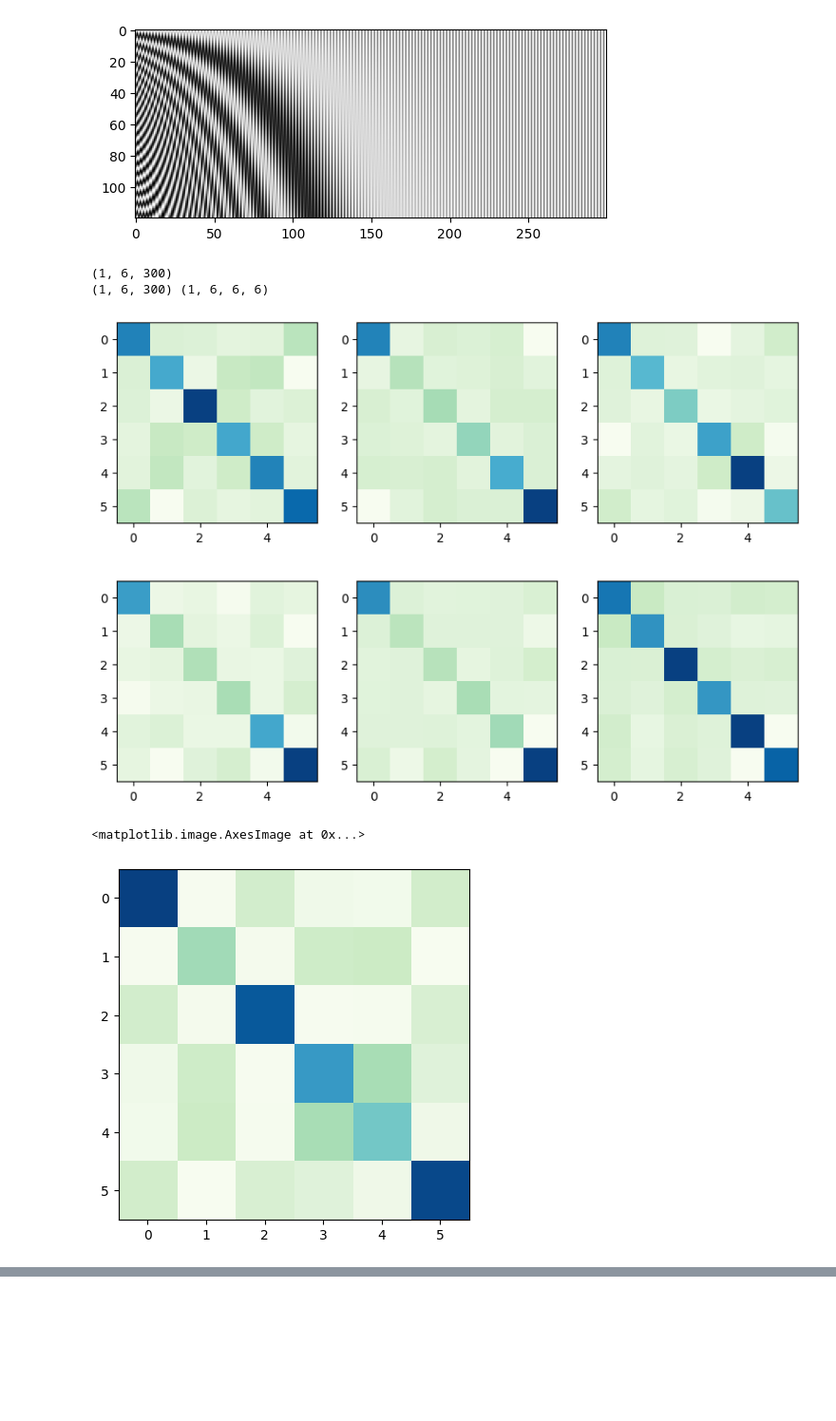
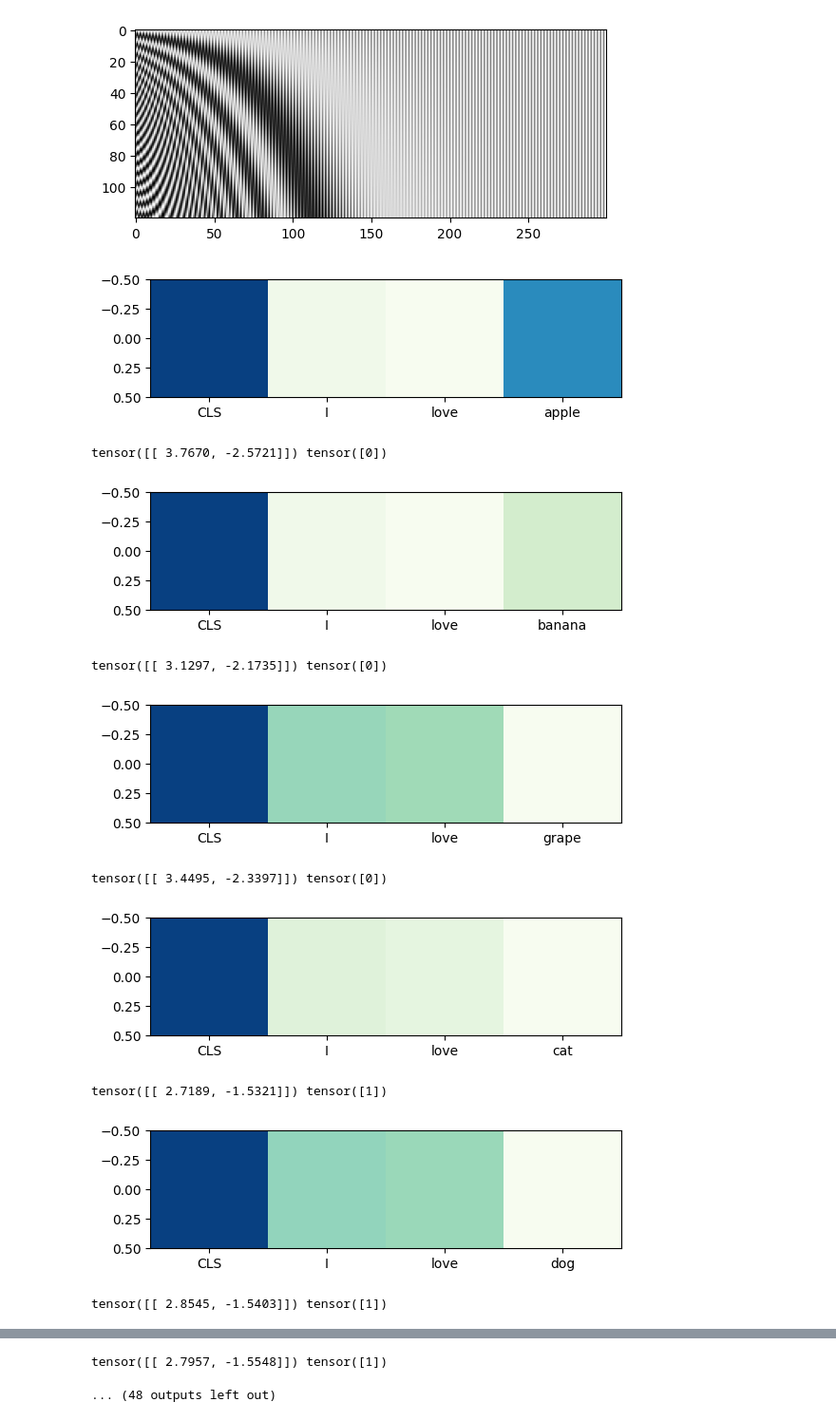
Before and after one commit to dw-dengwei/isai_work, a Jupyter notebook: bert.ipynb, the cells around one changed output, grey strips where cells are left out. Shown: that part at 95% size. Saved outputs shown, nothing was run; the diff lists cells and outputs as text; code cells hidden in the pictures; blank space fills up the shorter version.

Commit message:
train

```diff
--- a/bert.ipynb
+++ b/bert.ipynb
@@ -19,12 +23,3 @@ plt.imshow(pe_show, cmap='gray')
 PE shape is (120, 300)
 <matplotlib.image.AxesImage at 0x...>
 [figure]
-# %%
-import torchtext.vocab as vocab
-# cache_dir是保存golve词典的缓存路径
-cache_dir = '.vector_cache/glove'
-# dim是embedding的维度
-glove = vocab.GloVe(name='6B', dim=embedding_dim, cache=cache_dir)
-
-sent = 'Apple and orange are all fruits'
-word_embedding = glove.get_vecs_by_tokens(sent.split(), True).unsqueeze(0).numpy()
@@ -126,21 +25,0 @@ class Encoder:
-# %%
-print(word_embedding.shape)
-encoder = Encoder()
-context, attention = encoder.encode(word_embedding)
-print(context.shape, attention.shape)
-# %% [output]
-(1, 6, 300)
-(1, 6, 300) (1, 6, 6, 6)
-# %%
-plt.figure(figsize=(10, 7))
-for i in range(6):
-    plt.subplot(2, 3, i + 1)
-    plt.imshow(attention[0, i, :], cmap='GnBu')
-# %% [output]
-[figure, removed]
-# %%
-att = word_embedding @ word_embedding.swapaxes(1, 2)
-plt.imshow(att[0, :], cmap='GnBu')
-# %% [output]
-<matplotlib.image.AxesImage at 0x...>
-[figure, removed]
@@ -146,0 +182,36 @@ plt.imshow(att[0, :], cmap='GnBu')
+# %%
+@torch.no_grad()
+def show(model, sents, word_embedding, cls):
+    model.eval()
+    for sent, embed, label in zip(sents, word_embedding, cls):
+        label = torch.LongTensor([label])
+        context, attention, pred, loss = model(embed, label)
+        plt.imshow(attention[0, :, 0].detach().numpy(), cmap='GnBu')
+        # plt.yticks([0], labels=['CLS Attention'])
+        plt.xticks(range(1 + len(sent.split())), labels=['CLS'] + sent.split())
+        # plt.xticks(range(len(sent.split())), labels=sent.split())
+        plt.show()
+        print(pred, label)
+    model.train()
+# %%
+from torch.optim import Adam
+heads = 1
+model = Toy(embedding_dim, embedding_dim * 2, heads)
+opt = Adam(model.parameters(), lr=3e-4)
+for epoch in range(50):
+    for sent, embed, label in zip(sents, word_embedding, cls):
+        label = torch.LongTensor([label])
+        context, attention, pred, loss = classify(model, embed, label, opt)
+    if epoch % 10 == 0:
+        show(model, sents, word_embedding, cls)
+# %% [output]
+[figure, added]
+tensor([[ 3.7670, -2.5721]]) tensor([0])
+[figure, added]
+tensor([[ 3.1297, -2.1735]]) tensor([0])
+[figure, added]
+tensor([[ 3.4495, -2.3397]]) tensor([0])
+[figure, added]
+tensor([[ 2.7189, -1.5321]]) tensor([1])
+[figure, added]
+tensor([[ 2.8545, -1.5403]]) tensor([1])
@@ -146,0 +219,2 @@ plt.imshow(att[0, :], cmap='GnBu')
+tensor([[ 2.7957, -1.5548]]) tensor([1])
+... (48 outputs left out)
```
Also changed, not shown: parts of 6 cells of this notebook.
